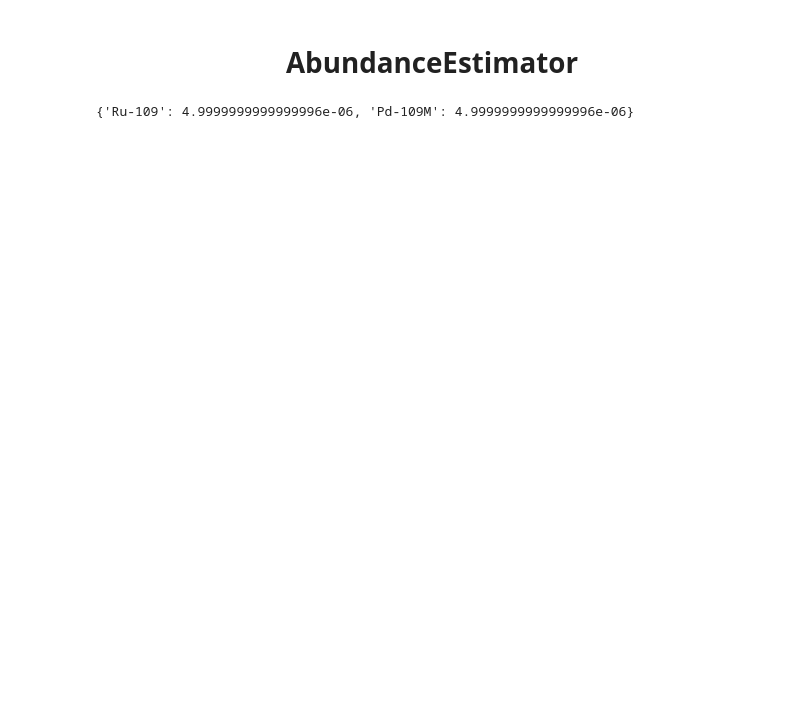
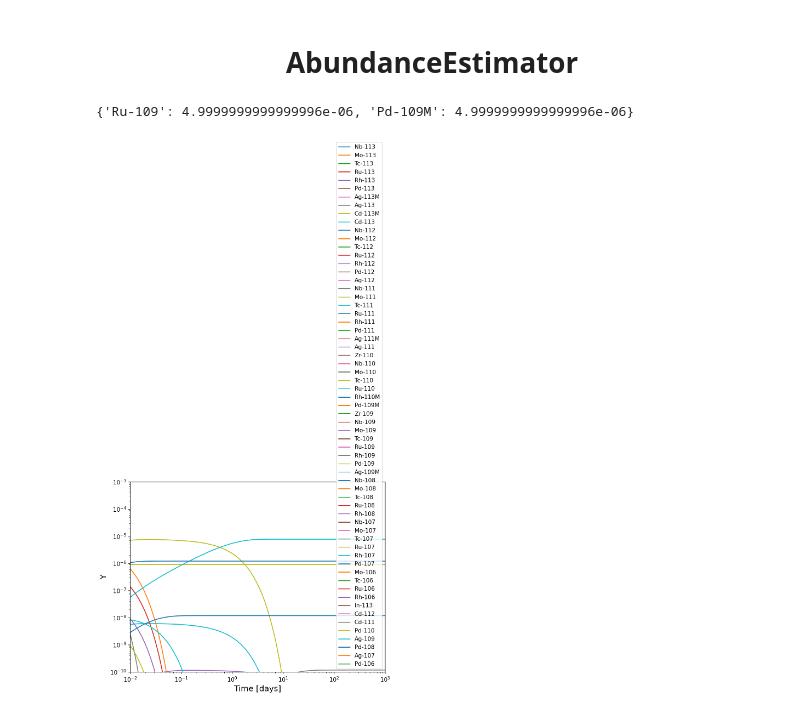
Before and after one commit to nudca-code/NuDCA, a Jupyter notebook: examples/io.ipynb, the cells around one changed output. Cells and saved outputs as stored; diff of their text form; code cells hidden in the pictures; blank space fills up the shorter version.

```diff
--- a/examples/io.ipynb
+++ b/examples/io.ipynb
@@ -89,3 +129,47 @@ print(initial_abundances)
 # rprocess_chains = calculator.build_rProcess_chains(nuclide)
 # chain_contributions = calculator._calculate_chain_contributions(rprocess_chains)
 # initial_abundances = calculator.calculate_initial_abundances(rprocess_chains, nuclide, 1.0e-5)
+# %%
+import sys
+from pathlib import Path
+sys.path.insert(1, str(Path.cwd().resolve().parent))
+
+import numpy as np
+import matplotlib.pyplot as plt
+from nudca.io import (
+    load_decay_database,
+    load_decay_matrix,
+    AbundanceEstimator,
+    )
+from nudca.decay_core import RadioactiveDecay
+
+decay_database = load_decay_database(data_source='ENDF-B-VIII.1_decay')
+calculator = AbundanceEstimator(decay_database)
+
+final_abundances = {'Ag109': 1.0e-5}
+initial_abundances = calculator.initial_abundances_rProcess(final_abundances)
+
+decay_database = load_decay_database(data_source='ENDF-B-VIII.1_decay')
+decay_matrix = load_decay_matrix(data_source='ENDF-B-VIII.1_decay')
+
+radioactive_decay = RadioactiveDecay(initial_abundances, decay_database, decay_matrix)
+
+times = np.geomspace(1.e-2, 1.e3, 3000) * 86400
+nuclides, Y = radioactive_decay.decay_nuclide_abundances(times)
+
+fig, ax = plt.subplots(figsize=(8, 6), dpi=150)
+for i, nuclide in enumerate(nuclides):
+    ax.plot(times/86400, Y[:, i], label=f'{nuclide}')
+
+ax.set_xlim(1.e-2, 1.e3)
+ax.set_ylim(1e-10, 1e-3)
+ax.set_xscale('log')
+ax.set_yscale('log')
+ax.set_xlabel('Time [days]', fontsize=14)
+ax.set_ylabel('Y', fontsize=14)
+
+ax.legend()
+plt.show()
+# fig.savefig('/home/yolo/NutstoreFiles/MYDOC/WEB/NuDCA/static/images/Tutorial/Y_Ni56Decay.png', dpi=300)
+# %% [output]
+[figure, added]
```
Also changed, not shown: parts of 6 cells of this notebook, 42 other files.
